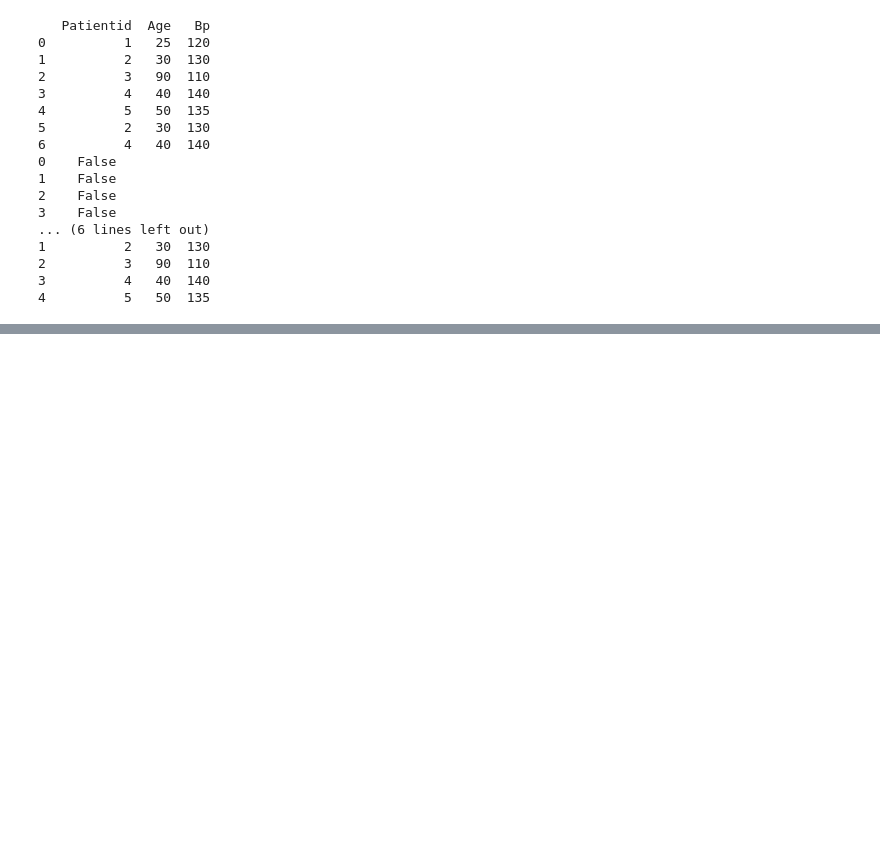
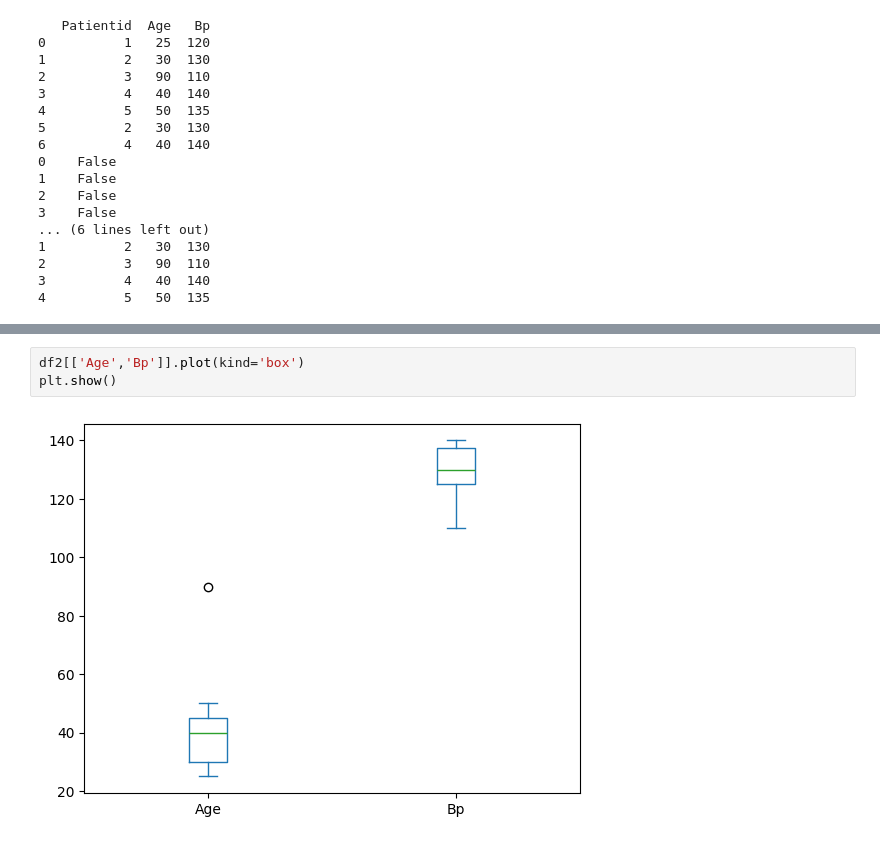
Before and after one commit to venkateshnaramula/SRU_Batch-17-18, a Jupyter notebook: Missingvalues.ipynb, the cells around one changed output, grey strips where cells are left out. Drawn from its saved outputs; the diff is of its cells as text; blank space fills up the shorter version.

```diff
--- a/Missingvalues.ipynb
+++ b/Missingvalues.ipynb
@@ -125,0 +148,5 @@ print(df3)
+# %%
+df2[['Age','Bp']].plot(kind='box')
+plt.show()
+# %% [output]
+[figure, added]
```
Also changed, not shown: parts of 4 cells of this notebook.
